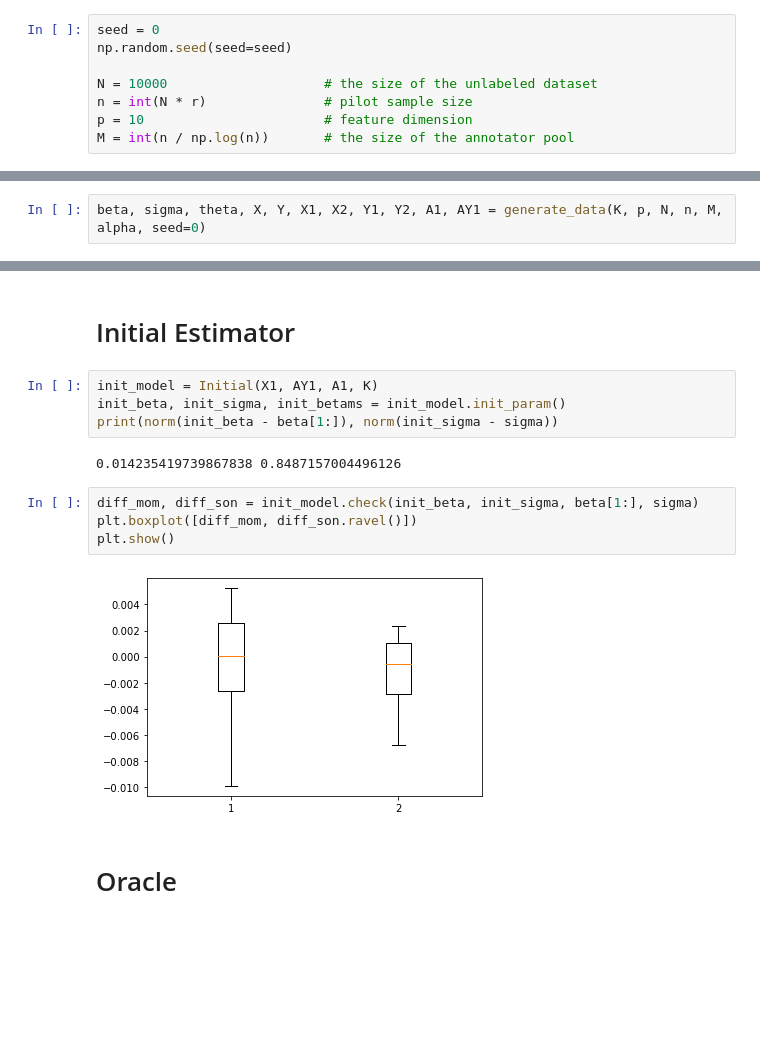
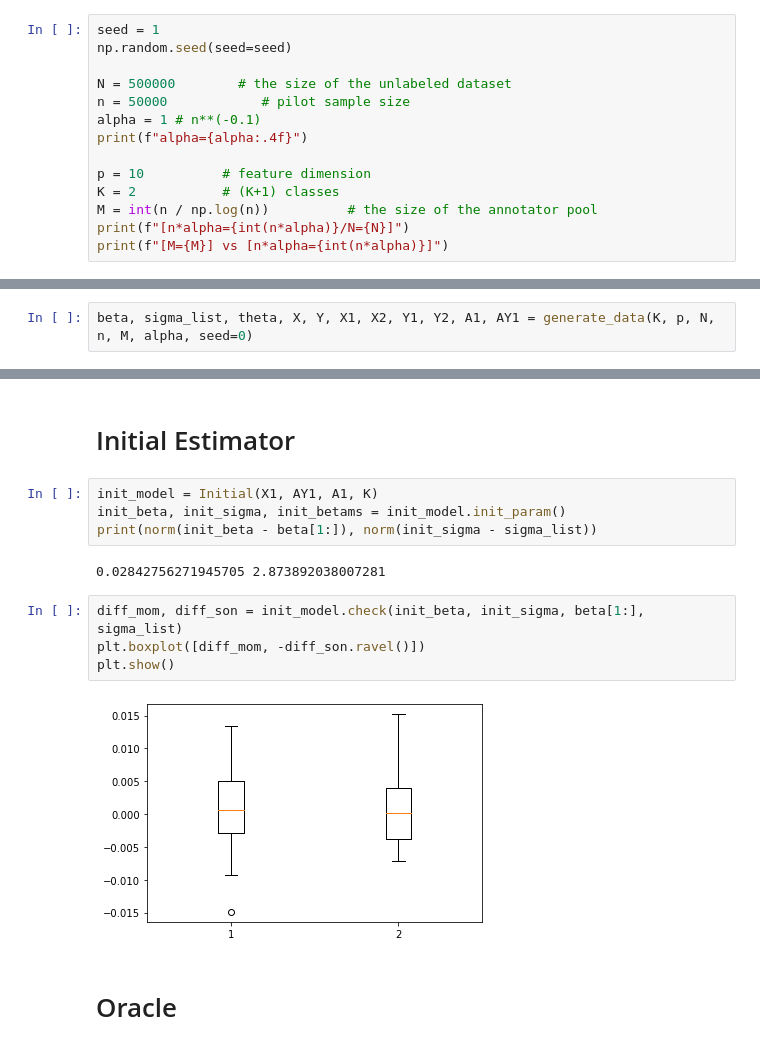
Before and after one commit to Helenology/Paper_Crowdsourcing, a Jupyter notebook: codes/main.ipynb, the cells around one changed output, grey strips where cells are left out. Saved outputs shown, nothing was run; the diff lists cells and outputs as text; blank space fills up the shorter version.

```diff
--- a/codes/main.ipynb
+++ b/codes/main.ipynb
@@ -30,8 +22,14 @@ r = r_list[0]
 # %%
-seed = 0
+seed = 1
 np.random.seed(seed=seed)
 
-N = 10000                    # the size of the unlabeled dataset
-n = int(N * r)               # pilot sample size
-p = 10                       # feature dimension
-M = int(n / np.log(n))       # the size of the annotator pool
+N = 500000        # the size of the unlabeled dataset
+n = 50000            # pilot sample size
+alpha = 1 # n**(-0.1)
+print(f"alpha={alpha:.4f}")
+
+p = 10          # feature dimension
+K = 2           # (K+1) classes
+M = int(n / np.log(n))          # the size of the annotator pool
+print(f"[n*alpha={int(n*alpha)}/N={N}]")
+print(f"[M={M}] vs [n*alpha={int(n*alpha)}]")
@@ -46,5 +40,5 @@ alpha=1.0000
 # %% [markdown]
 # Data Generation
 # %%
-beta, sigma, theta, X, Y, X1, X2, Y1, Y2, A1, AY1 = generate_data(K, p, N, n, M, alpha, seed=0)
+beta, sigma_list, theta, X, Y, X1, X2, Y1, Y2, A1, AY1 = generate_data(K, p, N, n, M, alpha, seed=0)
 # %% [output]
@@ -66,15 +71,15 @@ array([1. , 1. , 1. , 1. , 1. , 1. , 1. , 1. , 1. , 1. , 1. , 1. , 1. ,
 # %%
 init_model = Initial(X1, AY1, A1, K)
 init_beta, init_sigma, init_betams = init_model.init_param()
-print(norm(init_beta - beta[1:]), norm(init_sigma - sigma))
+print(norm(init_beta - beta[1:]), norm(init_sigma - sigma_list))
 # %% [output]
-0.014235419739867838 0.8487157004496126
+0.02842756271945705 2.873892038007281
 # %%
-diff_mom, diff_son = init_model.check(init_beta, init_sigma, beta[1:], sigma)
-plt.boxplot([diff_mom, diff_son.ravel()])
+diff_mom, diff_son = init_model.check(init_beta, init_sigma, beta[1:], sigma_list)
+plt.boxplot([diff_mom, -diff_son.ravel()])
 plt.show()
 # %% [output]
-[figure, old version]
+[figure, new version]
 # %% [markdown]
 # Oracle
 # %%
```
Also changed, not shown: parts of 8 cells of this notebook, 2 other files.
